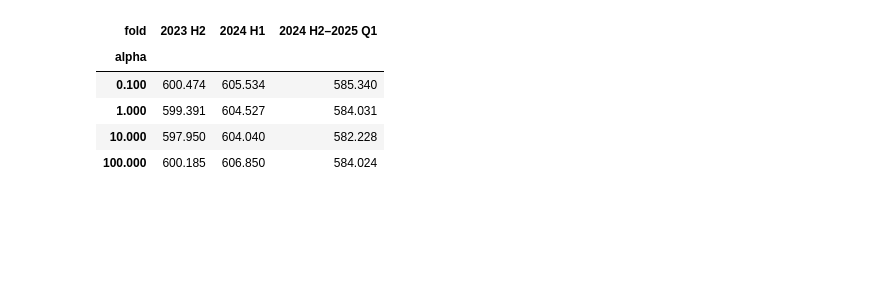
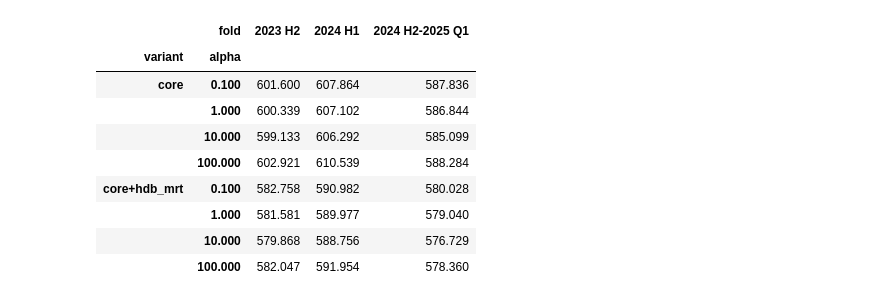
Before and after one commit to ziqing26/cs5228-group6, a Jupyter notebook: notebooks/05_ridge_baseline.ipynb, the cells around one changed output. Drawn from its saved outputs; the diff is of its cells as text; code cells hidden in the pictures; blank space fills up the shorter version.

```diff
--- a/notebooks/05_ridge_baseline.ipynb
+++ b/notebooks/05_ridge_baseline.ipynb
@@ -163,14 +147,15 @@ For context, Ridge is compared with a hierarchical-median reference based on tow
 SPLITS = [
     {"fold": "2023 H2", "start": "2023-07-01", "end": "2024-01-01"},
     {"fold": "2024 H1", "start": "2024-01-01", "end": "2024-07-01"},
-    {"fold": "2024 H2–2025 Q1", "start": "2024-07-01", "end": "2025-04-01"},
+    {"fold": "2024 H2-2025 Q1", "start": "2024-07-01", "end": "2025-04-01"},
 ]
 
+core_train = datasets["core"]["train"]
 split_rows = []
 for split in SPLITS:
     start, end = pd.Timestamp(split["start"]), pd.Timestamp(split["end"])
-    train_mask = train["RENT_DATE"] < start
-    valid_mask = train["RENT_DATE"].between(start, end, inclusive="left")
+    train_mask = core_train["RENT_DATE"] < start
+    valid_mask = core_train["RENT_DATE"].between(start, end, inclusive="left")
     split_rows.append({
         "fold": split["fold"],
         "train_through": start - pd.offsets.MonthBegin(1),
@@ -179,6 +164,7 @@ for split in SPLITS:
         "train_rows": int(train_mask.sum()),
         "validation_rows": int(valid_mask.sum()),
     })
-display(pd.DataFrame(split_rows))
+validation_folds = pd.DataFrame(split_rows)
+display(validation_folds)
 # %% [output]
 |  | fold | train_through | validate_from | validate_through | train_rows | validation_rows |
@@ -188,5 +174,5 @@ display(pd.DataFrame(split_rows))
 # %%
-def make_preprocessor():
+def make_preprocessor(contract):
     numeric_pipeline = Pipeline([
         ("imputer", SimpleImputer(strategy="median")),
         ("scaler", StandardScaler()),
@@ -200,8 +186,8 @@ def make_preprocessor():
         )),
     ])
     return ColumnTransformer([
-        ("numeric", numeric_pipeline, NUMERIC_FEATURES),
-        ("categorical", categorical_pipeline, CATEGORICAL_FEATURES),
+        ("numeric", numeric_pipeline, contract["numeric"]),
+        ("categorical", categorical_pipeline, contract["categorical"]),
     ])
 
 
@@ -225,50 +211,62 @@ def hierarchical_median_predict(past, future):
 # %%
 ALPHAS = [0.1, 1.0, 10.0, 100.0]
 evaluation_rows = []
 fold_predictions = {}
 
-for split in SPLITS:
-    start, end = pd.Timestamp(split["start"]), pd.Timestamp(split["end"])
-    train_mask = train["RENT_DATE"] < start
-    valid_mask = train["RENT_DATE"].between(start, end, inclusive="left")
-    past, future = train.loc[train_mask], train.loc[valid_mask]
+for variant, dataset in datasets.items():
+    train = dataset["train"]
+    contract = contracts[variant]
+    features = contract["features"]
+    for split in SPLITS:
+        start, end = pd.Timestamp(split["start"]), pd.Timestamp(split["end"])
+        train_mask = train["RENT_DATE"] < start
+        valid_mask = train["RENT_DATE"].between(start, end, inclusive="left")
+        past, future = train.loc[train_mask], train.loc[valid_mask]
 
-    reference_pred = hierarchical_median_predict(past, future)
-    evaluation_rows.append({
-        "fold": split["fold"], "model": "Hierarchical median", "alpha": np.nan,
-        **regression_metrics(future[TARGET], reference_pred),
-    })
+        reference_pred = hierarchical_median_predict(past, future)
+        evaluation_rows.append({
+            "variant": variant, "fold": split["fold"],
+            "model": "Hierarchical median", "alpha": np.nan,
+            **regression_metrics(future[TARGET], reference_pred),
+        })
 
-    preprocessor = make_preprocessor()
-    X_past = preprocessor.fit_transform(past[FEATURES])
-    X_future = preprocessor.transform(future[FEATURES])
+        preprocessor = make_preprocessor(contract)
+        X_past = preprocessor.fit_transform(past[features])
+        X_future = preprocessor.transform(future[features])
 
-    for alpha in ALPHAS:
-        ridge = Ridge(alpha=alpha, solver="lsqr", max_iter=10_000, tol=1e-4)
-        ridge.fit(X_past, past[TARGET])
-        ridge_pred = ridge.predict(X_future)
-        fold_predictions[(split["fold"], alpha)] = ridge_pred
-        evaluation_rows.append({
-            "fold": split["fold"], "model": "Ridge", "alpha": alpha,
-            **regression_metrics(future[TARGET], ridge_pred),
-        })
+        for alpha in ALPHAS:
+            ridge = Ridge(alpha=alpha, solver="lsqr", max_iter=10_000, tol=1e-4)
+            ridge.fit(X_past, past[TARGET])
+            ridge_pred = ridge.predict(X_future)
+            fold_predictions[(variant, split["fold"], alpha)] = ridge_pred
+            evaluation_rows.append({
+                "variant": variant, "fold": split["fold"],
+                "model": "Ridge", "alpha": alpha,
+                **regression_metrics(future[TARGET], ridge_pred),
+            })
 
 results = pd.DataFrame(evaluation_rows)
 alpha_summary = (
     results.query("model == 'Ridge'")
-    .groupby("alpha")[["RMSE", "MAE", "R2"]]
+    .groupby(["variant", "alpha"])[["RMSE", "MAE", "R2"]]
     .mean()
-    .sort_values("RMSE")
+    .sort_values(["variant", "RMSE"])
 )
-SELECTED_ALPHA = float(alpha_summary.index[0])
-
-display(results.query("model == 'Ridge'").pivot(index="alpha", columns="fold", values="RMSE"))
+selected_alpha = {
+    variant: float(summary.index.get_level_values("alpha")[0])
+    for variant, summary in alpha_summary.groupby(level="variant", sort=False)
+}
+display(results.query("model == 'Ridge'").pivot_table(index=["variant", "alpha"], columns="fold", values="RMSE"))
 display(alpha_summary)
-print(f"Selected alpha = {SELECTED_ALPHA:g} (lowest mean expanding-window RMSE)")
+print("Selected alpha by variant:", selected_alpha)
 # %% [output]
-| fold | 2023 H2 | 2024 H1 | 2024 H2–2025 Q1 |
-| alpha |  |  |  |
-| 0.100 | 600.474 | 605.534 | 585.340 |
-| 1.000 | 599.391 | 604.527 | 584.031 |
-| 10.000 | 597.950 | 604.040 | 582.228 |
-| 100.000 | 600.185 | 606.850 | 584.024 |
+|  | fold | 2023 H2 | 2024 H1 | 2024 H2-2025 Q1 |
+| variant | alpha |  |  |  |
+| core | 0.100 | 601.600 | 607.864 | 587.836 |
+|  | 1.000 | 600.339 | 607.102 | 586.844 |
+|  | 10.000 | 599.133 | 606.292 | 585.099 |
+|  | 100.000 | 602.921 | 610.539 | 588.284 |
+| core+hdb_mrt | 0.100 | 582.758 | 590.982 | 580.028 |
+|  | 1.000 | 581.581 | 589.977 | 579.040 |
+|  | 10.000 | 579.868 | 588.756 | 576.729 |
+|  | 100.000 | 582.047 | 591.954 | 578.360 |
```
Also changed, not shown: parts of 18 cells of this notebook, 17 other files.
